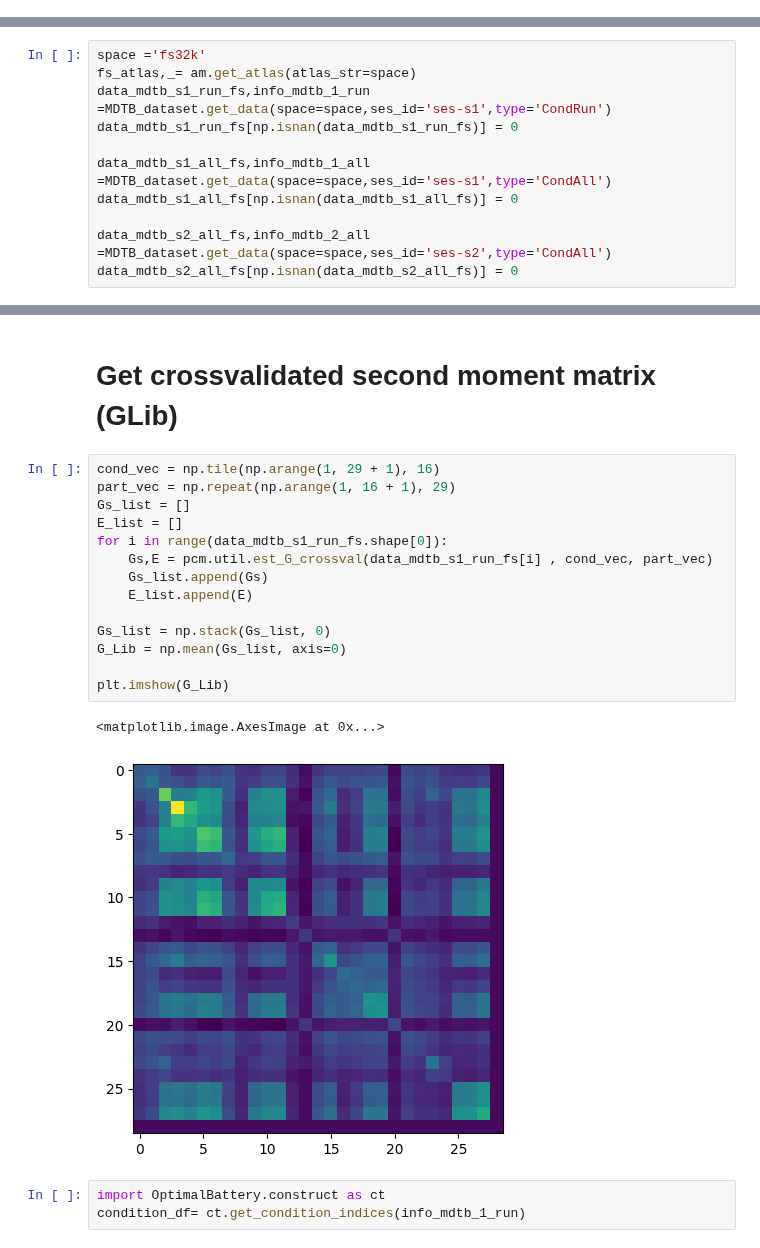
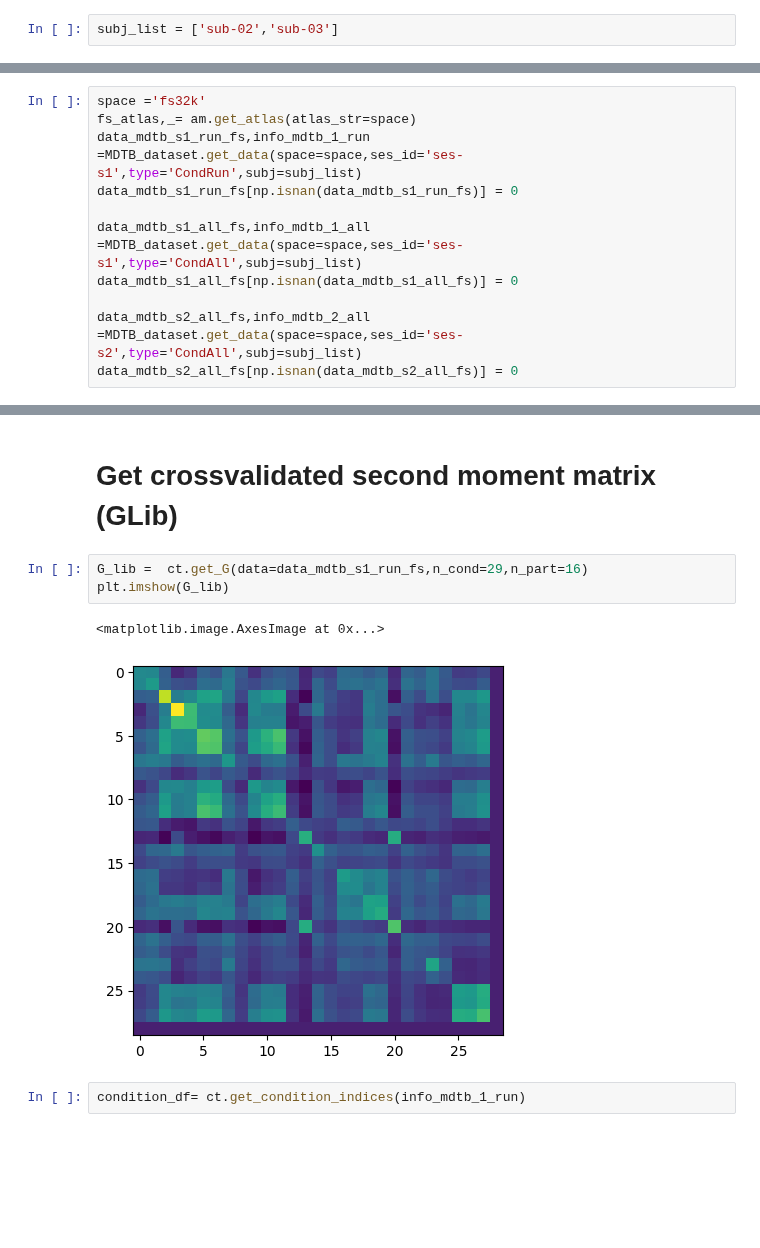
Before and after one commit to DiedrichsenLab/OptimalBattery, a Jupyter notebook: notebooks/8.real_connectivity.ipynb, the cells around one changed output, grey strips where cells are left out. Cells and saved outputs as stored; diff of their text form; blank space fills up the shorter version.

```diff
--- a/notebooks/8.real_connectivity.ipynb
+++ b/notebooks/8.real_connectivity.ipynb
@@ -33,6 +35,8 @@ connectivity_dir = os.path.join(base_dir, 'OptimalBattery', 'connectivity')
 if not os.path.exists(connectivity_dir):
     os.makedirs(connectivity_dir)
 MDTB_dataset = DataSetMDTB(f'{func_fus_dir}/MDTB')
+# %%
+subj_list = ['sub-02','sub-03']
 # %%
 space = 'SUIT3'
 suit_atlas,_= am.get_atlas(atlas_str=space)
@@ -51,13 +55,13 @@ data_mdtb_s2_all_suit[np.isnan(data_mdtb_s2_all_suit)] = 0
 # %%
 space ='fs32k'
 fs_atlas,_= am.get_atlas(atlas_str=space)
-data_mdtb_s1_run_fs,info_mdtb_1_run  =MDTB_dataset.get_data(space=space,ses_id='ses-s1',type='CondRun')
+data_mdtb_s1_run_fs,info_mdtb_1_run  =MDTB_dataset.get_data(space=space,ses_id='ses-s1',type='CondRun',subj=subj_list)
 data_mdtb_s1_run_fs[np.isnan(data_mdtb_s1_run_fs)] = 0
 
-data_mdtb_s1_all_fs,info_mdtb_1_all  =MDTB_dataset.get_data(space=space,ses_id='ses-s1',type='CondAll')
+data_mdtb_s1_all_fs,info_mdtb_1_all  =MDTB_dataset.get_data(space=space,ses_id='ses-s1',type='CondAll',subj=subj_list)
 data_mdtb_s1_all_fs[np.isnan(data_mdtb_s1_all_fs)] = 0
 
-data_mdtb_s2_all_fs,info_mdtb_2_all  =MDTB_dataset.get_data(space=space,ses_id='ses-s2',type='CondAll')
+data_mdtb_s2_all_fs,info_mdtb_2_all  =MDTB_dataset.get_data(space=space,ses_id='ses-s2',type='CondAll',subj=subj_list)
 data_mdtb_s2_all_fs[np.isnan(data_mdtb_s2_all_fs)] = 0
 # %%
 data_mdtb_s1_run_fs = ut.recenter_fmri_data(data_mdtb_s1_run_fs,info_mdtb_1_run,task_column_name='cond_name',center_condition='rest')
@@ -70,22 +74,10 @@ print(data_mdtb_s1_all_fs.shape)
 # %% [markdown]
 # Get crossvalidated second moment matrix (GLib)
-# %%
-cond_vec = np.tile(np.arange(1, 29 + 1), 16)
-part_vec = np.repeat(np.arange(1, 16 + 1), 29)
-Gs_list = []
-E_list = []
-for i in range(data_mdtb_s1_run_fs.shape[0]):
-    Gs,E = pcm.util.est_G_crossval(data_mdtb_s1_run_fs[i] , cond_vec, part_vec)
-    Gs_list.append(Gs)
-    E_list.append(E)
-
-Gs_list = np.stack(Gs_list, 0)
-G_Lib = np.mean(Gs_list, axis=0)
-
-plt.imshow(G_Lib)
-# %% [output]
-<matplotlib.image.AxesImage at 0x...>
-[figure, removed]
+# %%
+G_lib =  ct.get_G(data=data_mdtb_s1_run_fs,n_cond=29,n_part=16)
+plt.imshow(G_lib)
+# %% [output]
+<matplotlib.image.AxesImage at 0x...>
+[figure, added]
 # %%
-import OptimalBattery.construct as ct
 condition_df= ct.get_condition_indices(info_mdtb_1_run)
```
Also changed, not shown: parts of 12 cells of this notebook, 10 other files.
